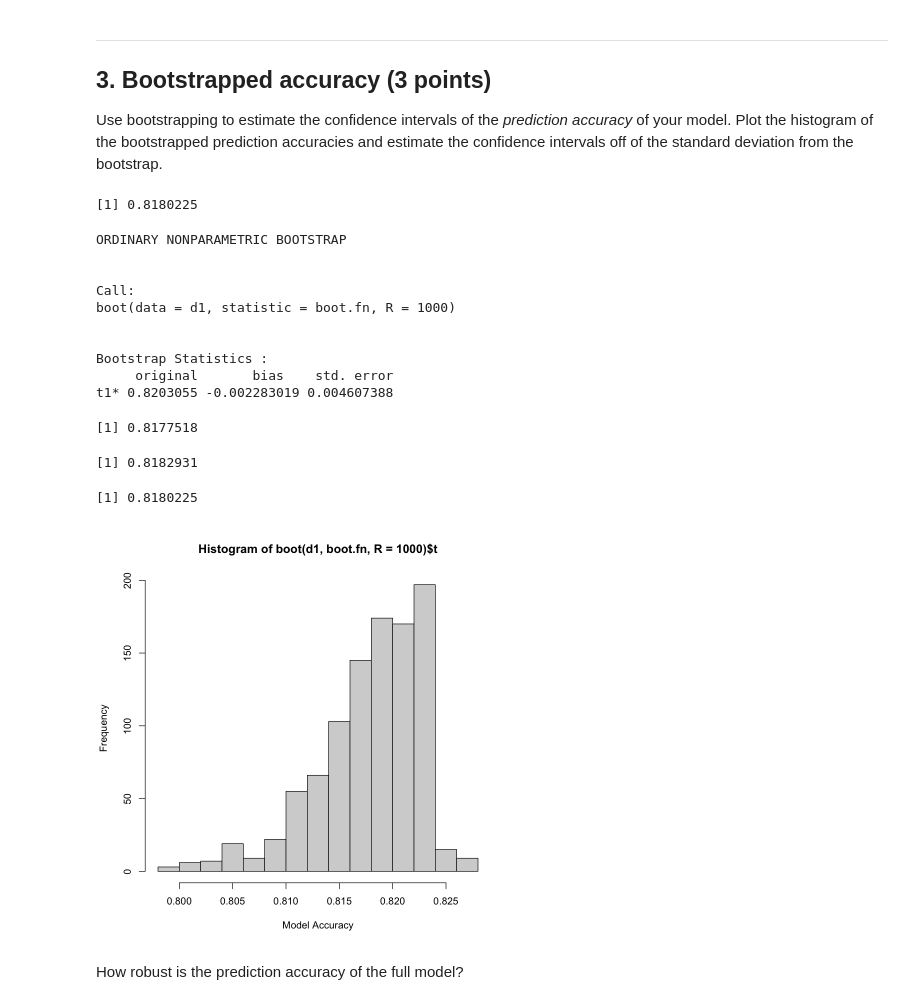
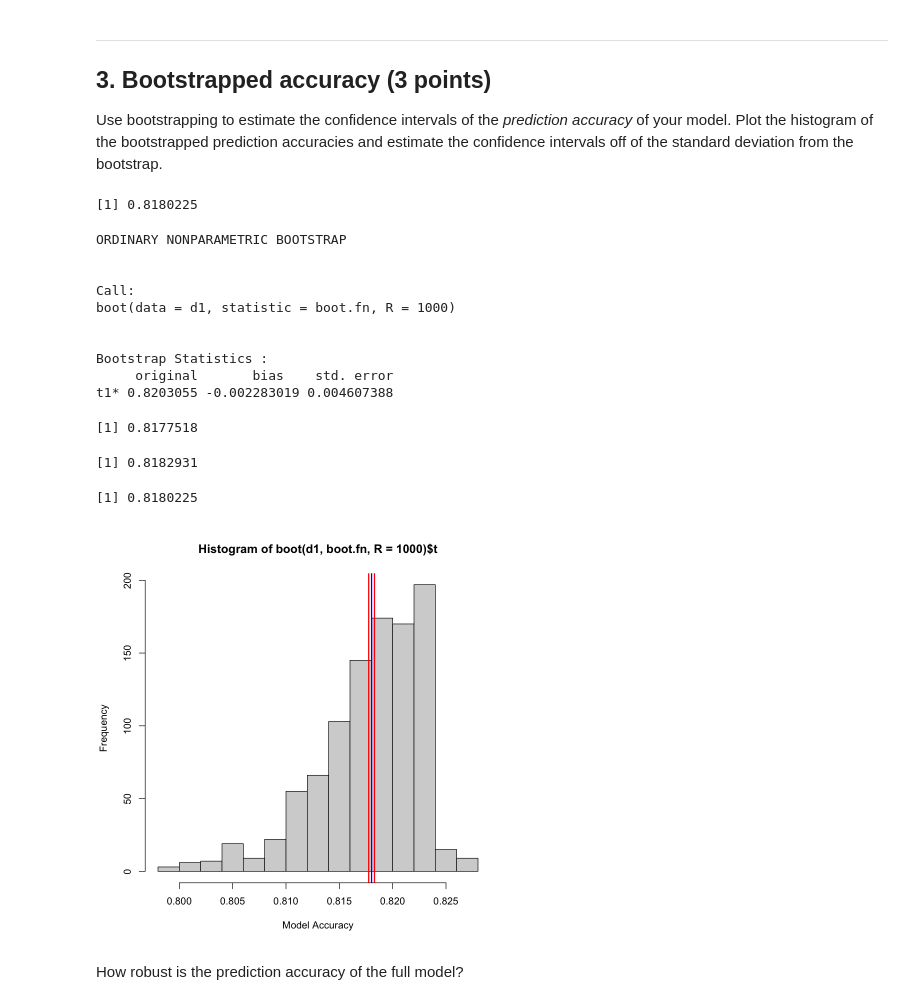
Before and after one commit to emilybgoldberg/Goldberg_DSPN_S22, a Jupyter notebook: Homework8.ipynb, the cells around one changed output. Saved outputs shown, nothing was run; the diff lists cells and outputs as text; code cells hidden in the pictures.

```diff
--- a/Homework8.ipynb
+++ b/Homework8.ipynb
@@ -204,38 +214,41 @@ print(boot_obj)
 ## t1* 0.8203055 -0.002283019 0.004607388
 
 
-hist(boot(d1 ,boot.fn ,R=1000)$t, xlab="Model Accuracy")
 
 ## CI Calculation:
 boot_mean <- mean(boot_obj$t)
 boot_stdev <- sd(boot_obj$t)
 n <- nrow(d1)
 error <- qnorm(0.975)*boot_stdev/sqrt(n)
 left <- boot_mean-error
 right <- boot_mean+error
 left
 right
 ## CI: 0.81775 to 0.81829
 
 boot_mean
 
 ## Falls within CI
+
+hist(boot(d1 ,boot.fn ,R=1000)$t, xlab="Model Accuracy")
+abline(v=c(left, right),col="red",lwd=2)
+abline(v=boot_mean,col="blue",lwd=2)
 # %% [output]
 [1] 0.8180225
 ORDINARY NONPARAMETRIC BOOTSTRAP
 
 
 Call:
 boot(data = d1, statistic = boot.fn, R = 1000)
 
 
 Bootstrap Statistics :
      original       bias    std. error
 t1* 0.8203055 -0.002283019 0.004607388
 [1] 0.8177518
 [1] 0.8182931
 [1] 0.8180225
-[figure, old version]
+[figure, new version]
 # %% [markdown]
 How robust is the prediction accuracy of the full model?
 # %% [markdown]
```
Also changed, not shown: parts of 2 cells of this notebook.
